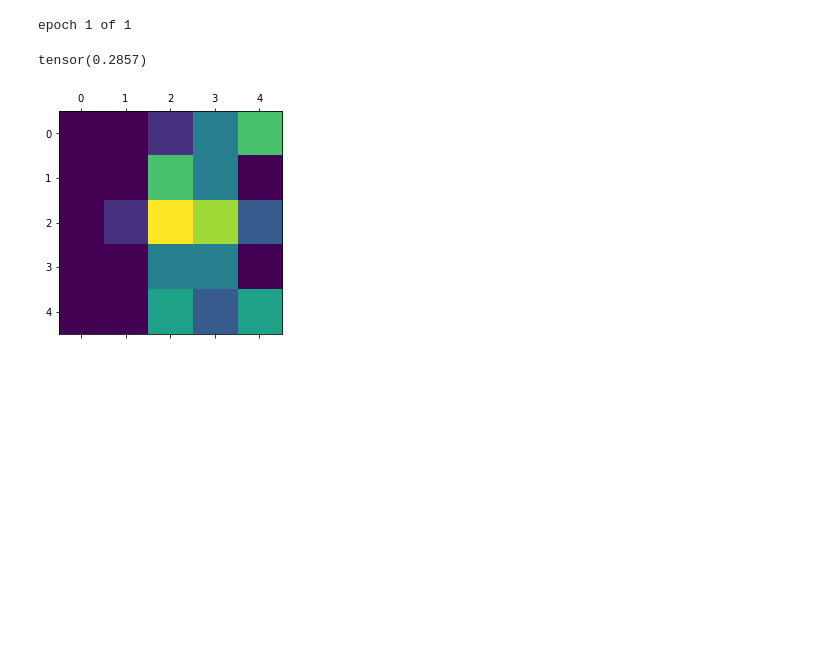
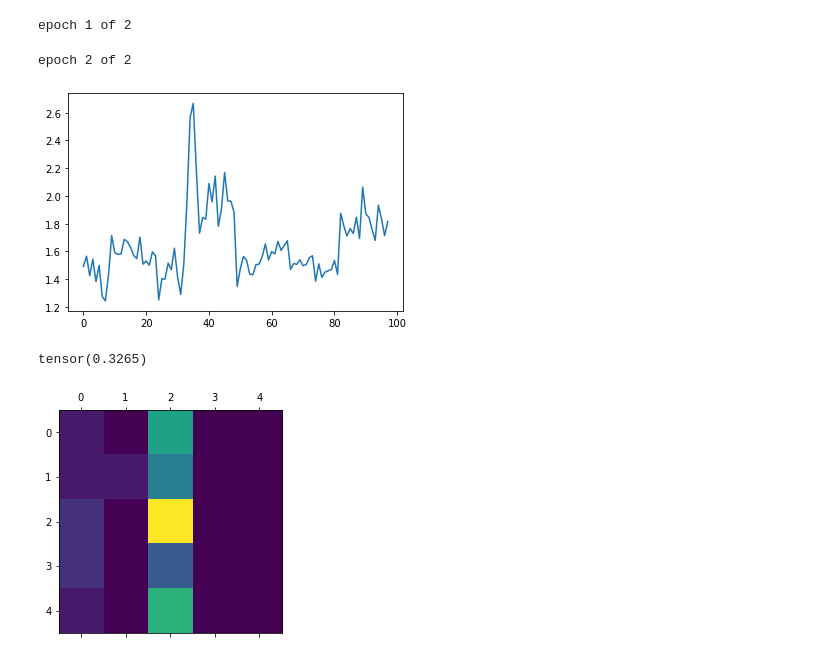
Before and after one commit to giorgio-mariani/Adversarial-Surfaces-via-Band-Limited-Perturbations, a Jupyter notebook: src/tutorial_SMAL.ipynb, the cells around one changed output. Cells and saved outputs as stored; diff of their text form; code cells hidden in the pictures; blank space fills up the shorter version.

```diff
--- a/src/tutorial_SMAL.ipynb
+++ b/src/tutorial_SMAL.ipynb
@@ -34,23 +34,27 @@ model = models.ChebnetClassifier(
     parameters_file=PARAMS_FILE)
 # %%
 #train network
-train.train(
+loss = train.train(
     train_data=traindata,
     classifier=model,
     parameters_file=PARAMS_FILE,
-    epoch_number=1,
-    learning_rate=2e-4)
+    epoch_number=2,
+    learning_rate=1e-4)
+plt.plot(loss)
+plt.show()
 
 #compute accuracy
 accuracy, confusion_matrix = train.evaluate(eval_data=traindata, classifier=model)
 
 print(accuracy)
 plt.matshow(confusion_matrix)
 plt.show()
 # %% [output]
-epoch 1 of 1
+epoch 1 of 2
-tensor(0.2857)
+epoch 2 of 2
-[figure, old version]
+[figure, new version]
+tensor(0.3265)
+[figure, added]
 # %%
 traindata.data.y
 # %%
```
